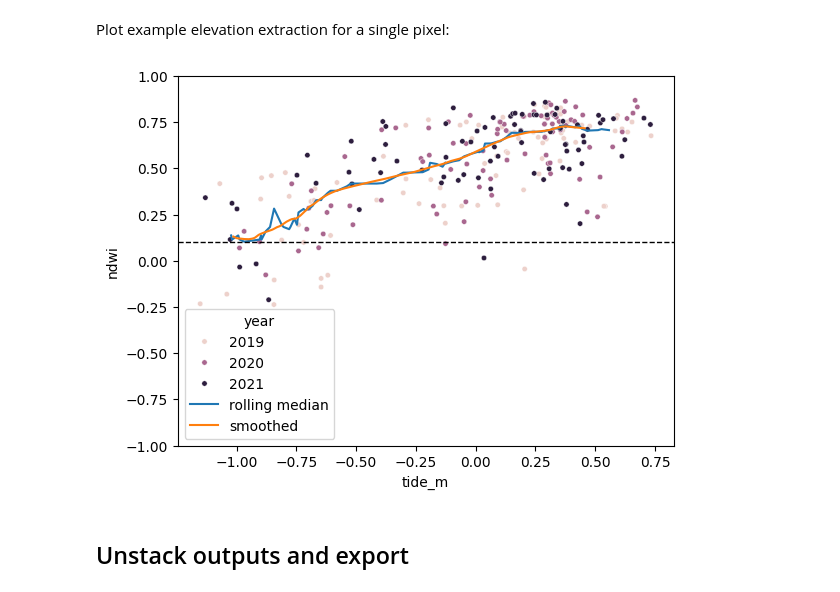
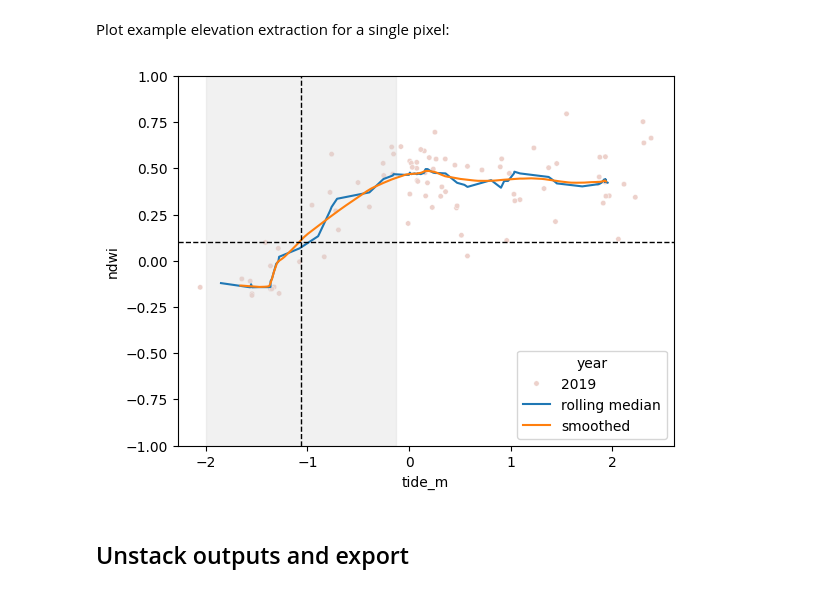
Before and after one commit to GeoscienceAustralia/dea-intertidal, a Jupyter notebook: notebooks/Intertidal_elevation.ipynb, the cells around one changed output. Drawn from its saved outputs; the diff is of its cells as text; code cells hidden in the pictures.

```diff
--- a/notebooks/Intertidal_elevation.ipynb
+++ b/notebooks/Intertidal_elevation.ipynb
@@ -92,7 +89,7 @@ geom = None  # Use GridSpec to load study area, not a custom geom
 ##### Option 3: load study area using interactive map
 # %%
 # Set study area name for outputs
-study_area = "testing18"
+study_area = "testing"
 
 # Plot interactive map to select area
 basemap = basemap_to_tiles(basemaps.Esri.WorldImagery)
@@ -112,7 +109,7 @@ dc = datacube.Datacube(app="Intertidal_elevation")
 # Create local dask cluster to improve data load time
 client = create_local_dask_cluster(return_client=True)
 
-satellite_ds = load_data(
+satellite_ds, _, _ = load_data(
     dc=dc,
     study_area=study_area,
     geom=geom,
@@ -124,7 +121,6 @@ satellite_ds = load_data(
     filter_gqa=filter_gqa,
     max_cloudcover=90,
     skip_broken_datasets=True,
-    # mask_sunglint=22
 )
 
 print(satellite_ds)
@@ -277,6 +273,6 @@ flat_ds, freq, corr = ds_to_flat(
     min_freq=0.01,
     max_freq=0.99,
     min_correlation=0.15,
-    valid_mask=topobathy_ds.height_depth > -20,
+    valid_mask=topobathy_ds.height_depth > -15,
 )
 # %% [output]
@@ -293,7 +289,6 @@ interval_ds = pixel_rolling_median(
     flat_ds,
     windows_n=100,
     window_prop_tide=0.15,
-    window_offset=5,
     max_workers=None,
 )
 # %% [markdown]
@@ -324,17 +319,17 @@ flat_dem[["elevation_low", "elevation_high", "elevation_uncertainty"]] = (
 # %% [markdown]
 Plot example elevation extraction for a single pixel:
 # %%
-x, y = 495493,-1677653
+x, y = -12211.6,-1287048.3
 pixel_dem_debug(
     x,
     y,
     flat_ds,
     interval_ds,
     interp_intervals=200,
     smooth_radius=20,
     plot_style="year"
 )
 # %% [output]
-[figure, old version]
+[figure, new version]
 # %% [markdown]
 ## Unstack outputs and export
```
Also changed, not shown: parts of 144 cells of this notebook, 15 other files.
